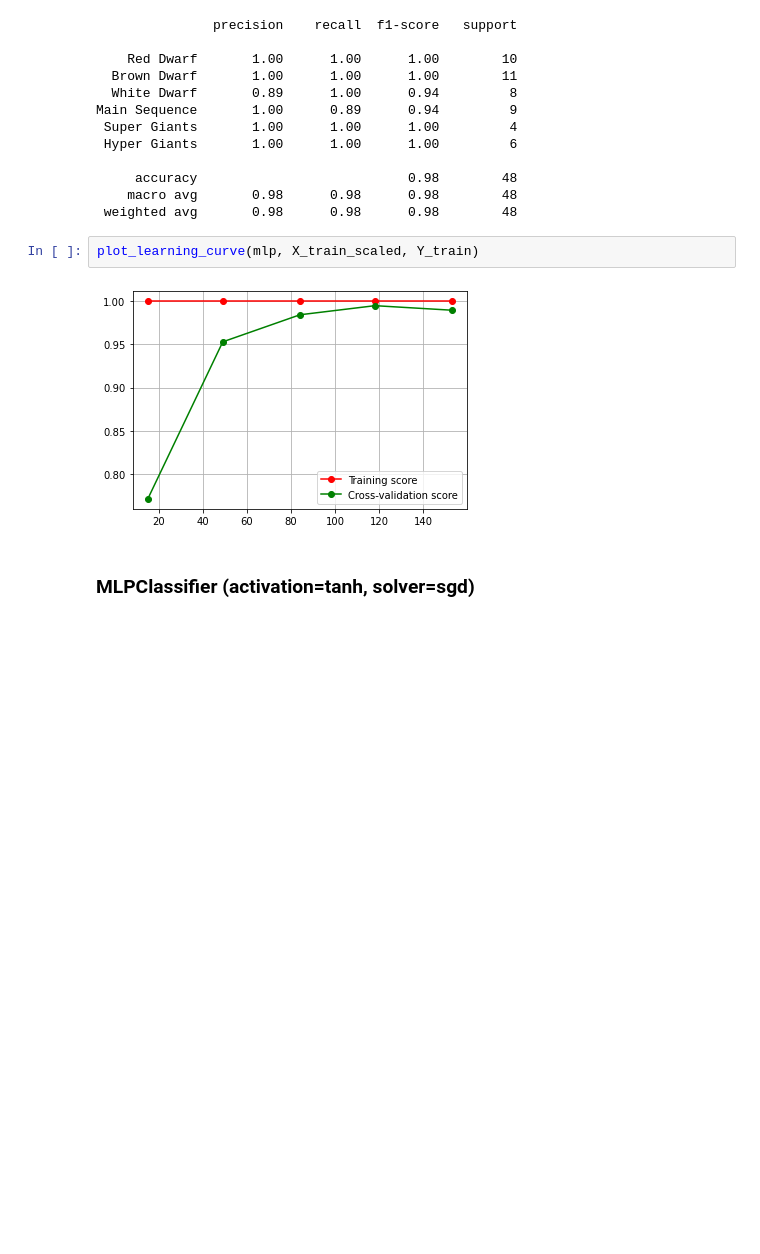
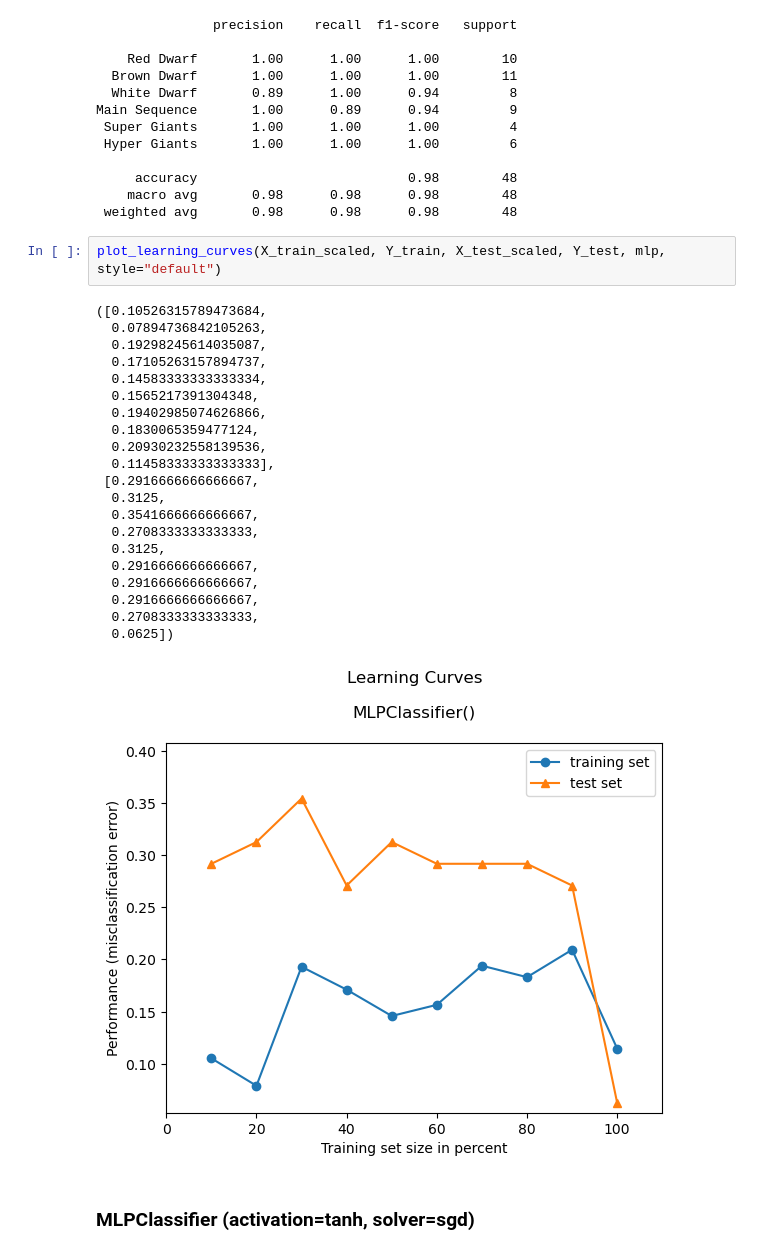
Before and after one commit to adamzv/Zverka_NS2021, a Jupyter notebook: zverka_stars_classification.ipynb, the cells around one changed output. Cells and saved outputs as stored; diff of their text form; blank space fills up the shorter version.

```diff
--- a/zverka_stars_classification.ipynb
+++ b/zverka_stars_classification.ipynb
@@ -371,10 +409,30 @@ Main Sequence       1.00      0.89      0.94         9
      accuracy                           0.98        48
     macro avg       0.98      0.98      0.98        48
  weighted avg       0.98      0.98      0.98        48
-# %%
-plot_learning_curve(mlp, X_train_scaled, Y_train)
-# %% [output]
-[figure, removed]
+# %%
+plot_learning_curves(X_train_scaled, Y_train, X_test_scaled, Y_test, mlp, style="default")
+# %% [output]
+([0.10526315789473684,
+  0.07894736842105263,
+  0.19298245614035087,
+  0.17105263157894737,
+  0.14583333333333334,
+  0.1565217391304348,
+  0.19402985074626866,
+  0.1830065359477124,
+  0.20930232558139536,
+  0.11458333333333333],
+ [0.2916666666666667,
+  0.3125,
+  0.3541666666666667,
+  0.2708333333333333,
+  0.3125,
+  0.2916666666666667,
+  0.2916666666666667,
+  0.2916666666666667,
+  0.2708333333333333,
+  0.0625])
+[figure, added]
 # %% [markdown]
 ### MLPClassifier (activation=tanh, solver=sgd)
 # %% [markdown]
```
Also changed, not shown: parts of 19 cells of this notebook.
